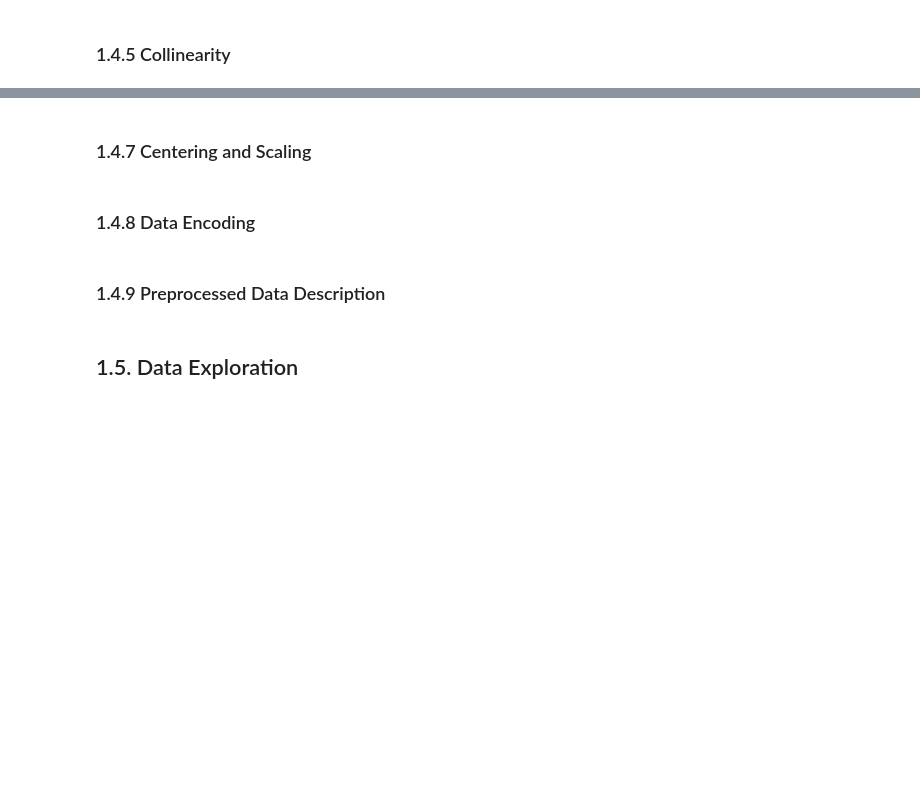
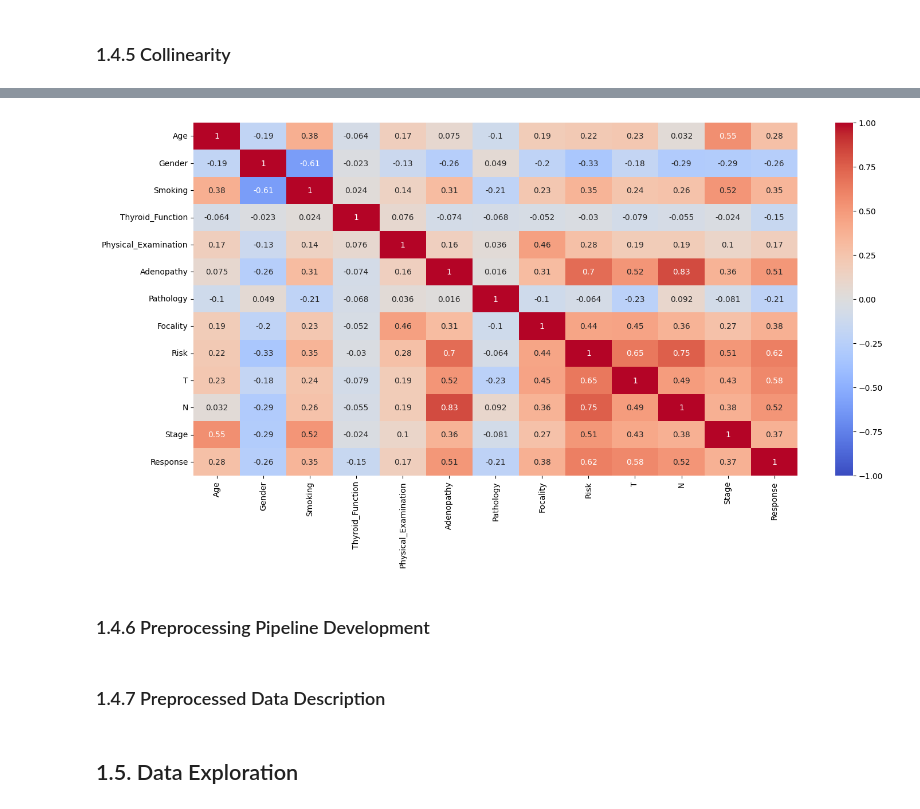
Before and after one commit to JohnPaulinePineda/Portfolio_Project_59, a Jupyter notebook: codes/LeveragingEnsembleLearningWithBaggingBoostingStackingAndBlendingApproaches.ipynb, the cells around one changed output, grey strips where cells are left out. Saved outputs shown, nothing was run; the diff lists cells and outputs as text; code cells hidden in the pictures; blank space fills up the shorter version.

```diff
--- a/codes/LeveragingEnsembleLearningWithBaggingBoostingStackingAndBlendingApproaches.ipynb
+++ b/codes/LeveragingEnsembleLearningWithBaggingBoostingStackingAndBlendingApproaches.ipynb
@@ -1201,0 +1492,29 @@ plt.show()
+# %%
+##################################
+# Creating a dataset copy and
+# converting all values to numeric
+# for correlation analysis
+##################################
+pd.set_option('future.no_silent_downcasting', True)
+thyroid_cancer_train_correlation = thyroid_cancer_train_column_filtered_imputed.copy()
+thyroid_cancer_train_correlation_object = thyroid_cancer_train_correlation.iloc[:,1:13].columns
+custom_category_orders = {
+    'Gender': ['M', 'F'],
+    'Smoking': ['No', 'Yes'],
+    'Thyroid_Function': ['Euthyroid', 'Hypothyroidism or Hyperthyroidism'],
+    'Physical_Examination': ['Normal or Single Nodular Goiter', 'Multinodular or Diffuse Goiter'],
+    'Adenopathy': ['No', 'Yes'],
+    'Pathology': ['Non-Papillary', 'Papillary'],
+    'Focality': ['Uni-Focal', 'Multi-Focal'],
+    'Risk': ['Low', 'Intermediate to High'],
+    'T': ['T1 to T2', 'T3 to T4b'],
+    'N': ['N0', 'N1'],
+    'Stage': ['I', 'II to IVB'],
+    'Response': ['Excellent', 'Indeterminate or Incomplete']
+}
+encoder = OrdinalEncoder(categories=[custom_category_orders[col] for col in thyroid_cancer_train_correlation_object])
+thyroid_cancer_train_correlation[thyroid_cancer_train_correlation_object] = encoder.fit_transform(
+    thyroid_cancer_train_correlation[thyroid_cancer_train_correlation_object]
+)
+thyroid_cancer_train_correlation = thyroid_cancer_train_correlation.drop(['Recurred'], axis=1)
+display(thyroid_cancer_train_correlation)
@@ -1202,9 +1617,18 @@ plt.show()
+# %%
+##################################
+# Plotting the correlation matrix
+# for all pairwise combinations
+# of numeric and categorical columns
+##################################
+plt.figure(figsize=(17, 8))
+sns.heatmap(thyroid_cancer_train_correlation_matrix, annot=True, cmap='coolwarm', vmin=-1, vmax=1)
+plt.show()
+# %% [output]
+[figure, added]
 # %% [markdown]
-### 1.4.7 Centering and Scaling <a class="anchor" id="1.4.7"></a>
+### 1.4.6 Preprocessing Pipeline Development<a class="anchor" id="1.4.6"></a>
-# %% [markdown]
-### 1.4.8 Data Encoding <a class="anchor" id="1.4.8"></a>
 # %% [markdown]
-### 1.4.9 Preprocessed Data Description <a class="anchor" id="1.4.9"></a>
+### 1.4.7 Preprocessed Data Description <a class="anchor" id="1.4.7"></a>
 # %% [markdown]
 ## 1.5. Data Exploration <a class="anchor" id="1.5"></a>
 # %% [markdown]
```
Also changed, not shown: parts of 33 cells of this notebook, 2 other files.
